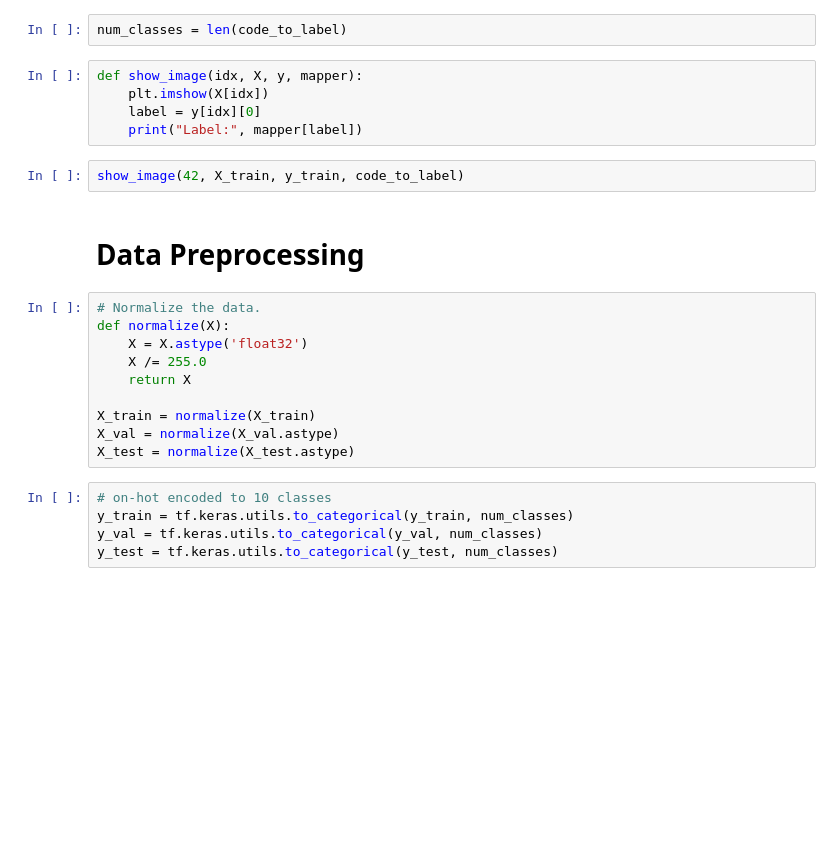
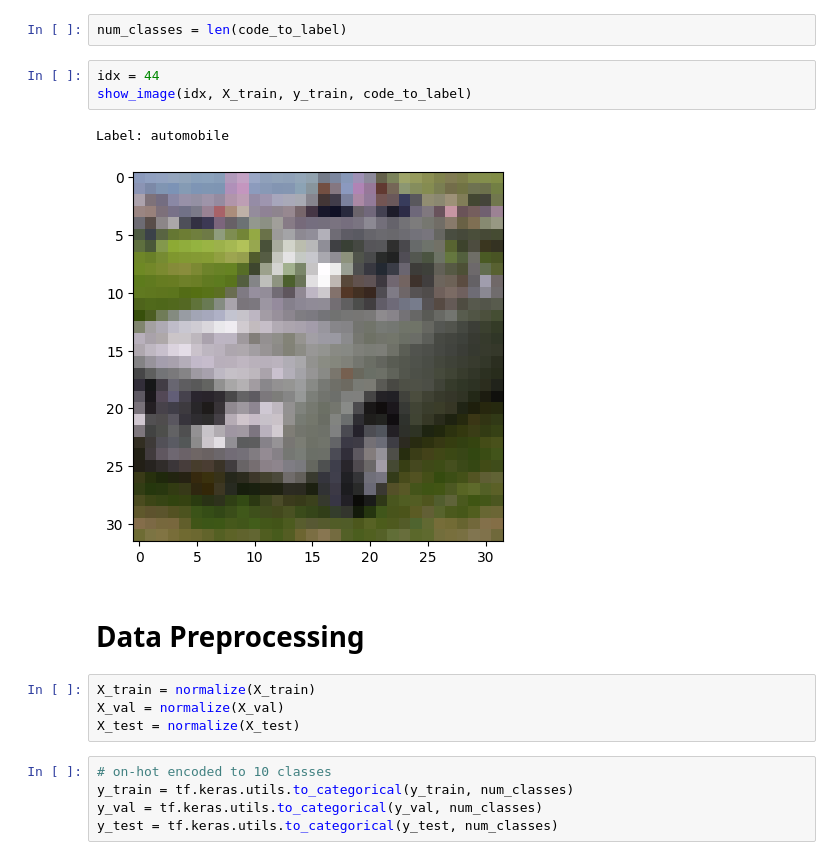
Before and after one commit to utomoreza/assessment-mini-project, a Jupyter notebook: notebook/usecase-image.ipynb, the cells around one changed output. Cells and saved outputs as stored; diff of their text form; blank space fills up the shorter version.

```diff
--- a/notebook/usecase-image.ipynb
+++ b/notebook/usecase-image.ipynb
@@ -69,25 +219,18 @@ code_to_label = {
 }
 # %%
 num_classes = len(code_to_label)
-# %%
-def show_image(idx, X, y, mapper):
-    plt.imshow(X[idx])
-    label = y[idx][0]
-    print("Label:", mapper[label])
 # %%
-show_image(42, X_train, y_train, code_to_label)
+idx = 44
+show_image(idx, X_train, y_train, code_to_label)
+# %% [output]
+Label: automobile
+[figure, added]
 # %% [markdown]
 # Data Preprocessing
-# %%
-# Normalize the data.
-def normalize(X):
-    X = X.astype('float32')
-    X /= 255.0
-    return X
-
-X_train = normalize(X_train)
-X_val = normalize(X_val.astype)
-X_test = normalize(X_test.astype)
+# %%
+X_train = normalize(X_train)
+X_val = normalize(X_val)
+X_test = normalize(X_test)
 # %%
 # on-hot encoded to 10 classes
 y_train = tf.keras.utils.to_categorical(y_train, num_classes)
```
Also changed, not shown: parts of 27 cells of this notebook, 22 other files.
